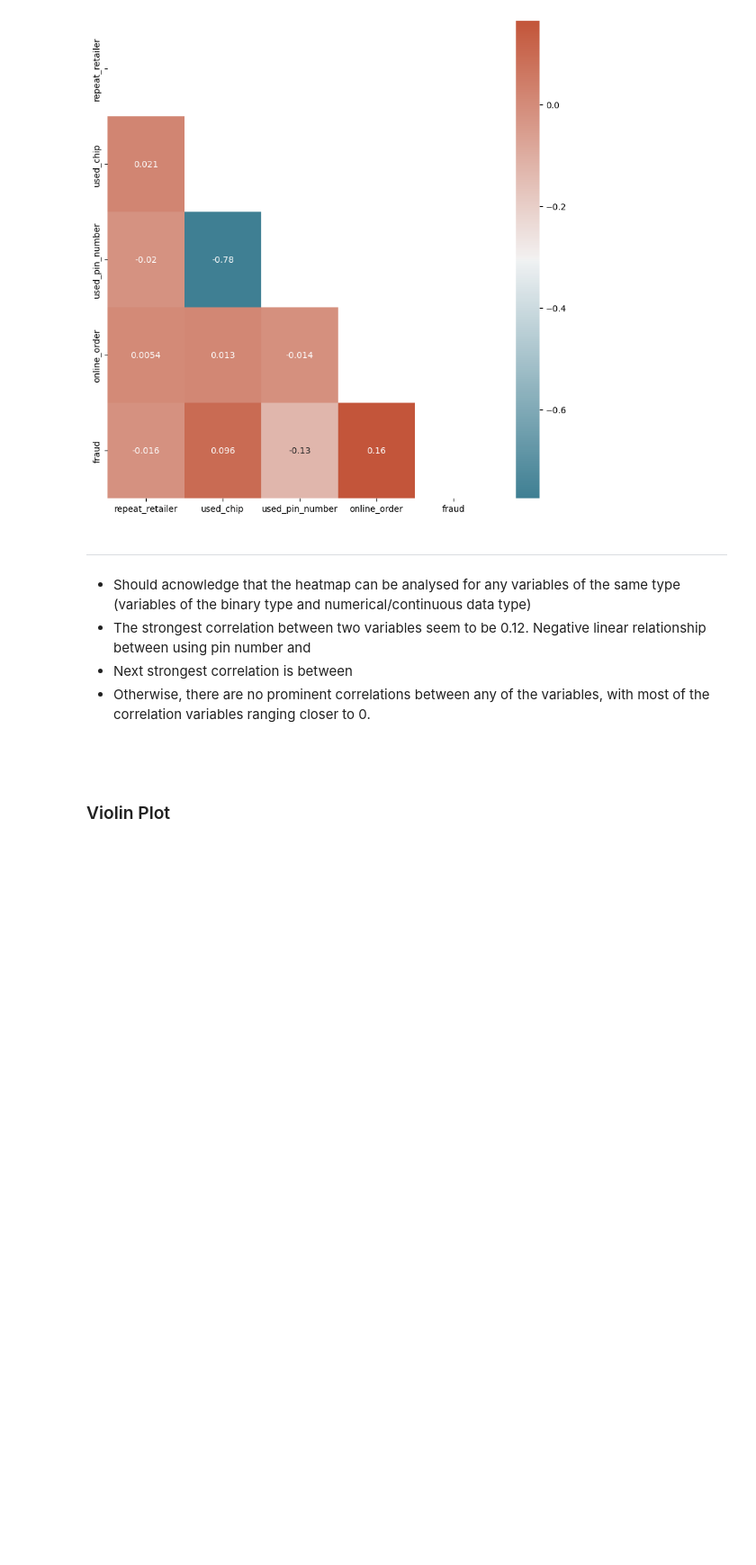
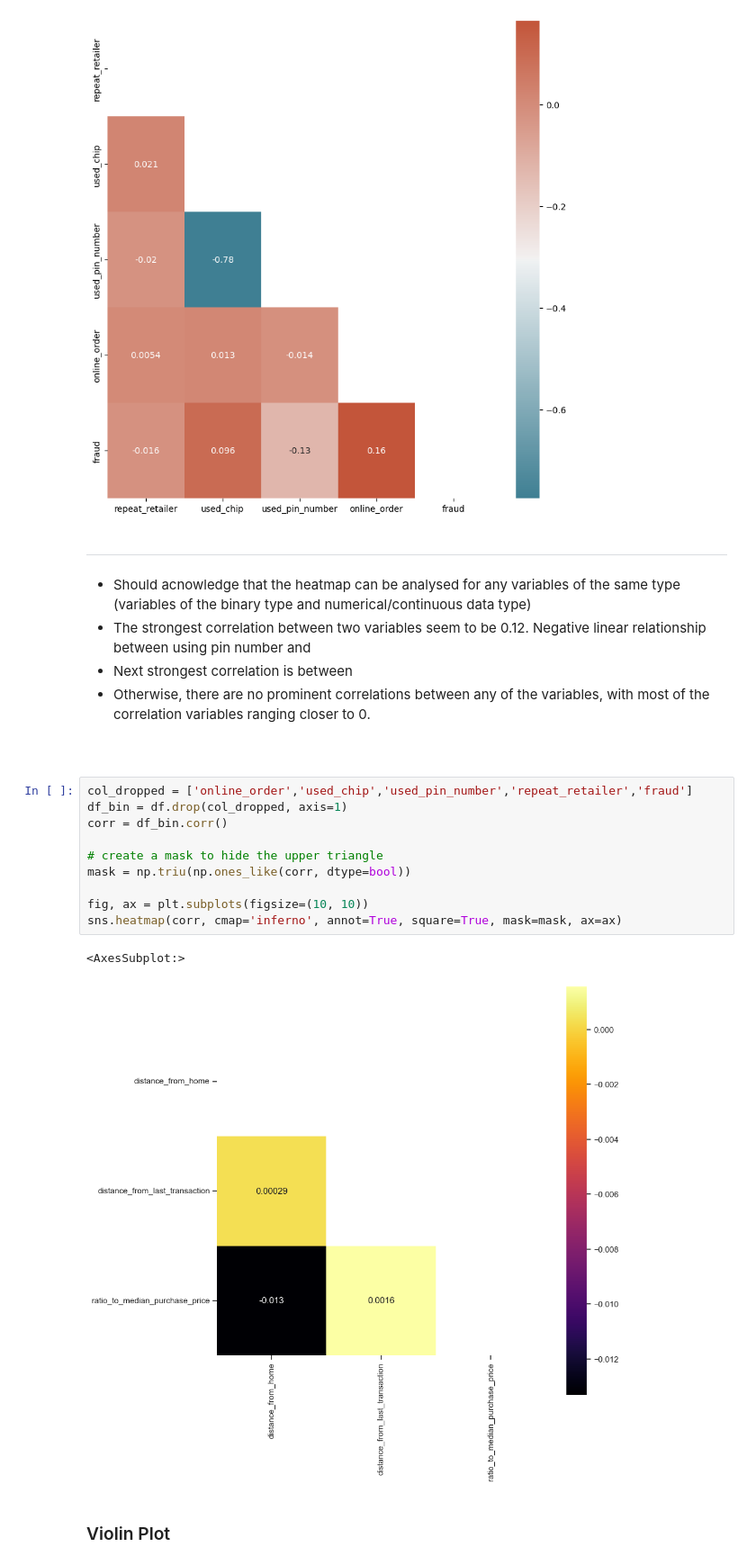
Before and after one commit to KarimKhalil33/CreditCard-Fraud-Data-Analysis, a Jupyter notebook: analysis/analysis1.ipynb, the cells around one changed output. Shown at 90% size. Cells and saved outputs as stored; diff of their text form; blank space fills up the shorter version.

````diff
--- a/analysis/analysis1.ipynb
+++ b/analysis/analysis1.ipynb
@@ -181,6 +173,19 @@ heatmap = sns.heatmap(corr, xticklabels = corr.columns,
 - Next strongest correlation is between
 - Otherwise, there are no prominent correlations between any of the variables, with most of the correlation variables ranging closer to 0.
 ```
+# %%
+col_dropped = ['online_order','used_chip','used_pin_number','repeat_retailer','fraud']
+df_bin = df.drop(col_dropped, axis=1)
+corr = df_bin.corr()
+
+# create a mask to hide the upper triangle
+mask = np.triu(np.ones_like(corr, dtype=bool))
+
+fig, ax = plt.subplots(figsize=(10, 10))
+sns.heatmap(corr, cmap='inferno', annot=True, square=True, mask=mask, ax=ax)
+# %% [output]
+<AxesSubplot:>
+[figure, new version]
 # %% [markdown]
 ### Violin Plot
 # %%
````
Also changed, not shown: parts of 16 cells of this notebook.
